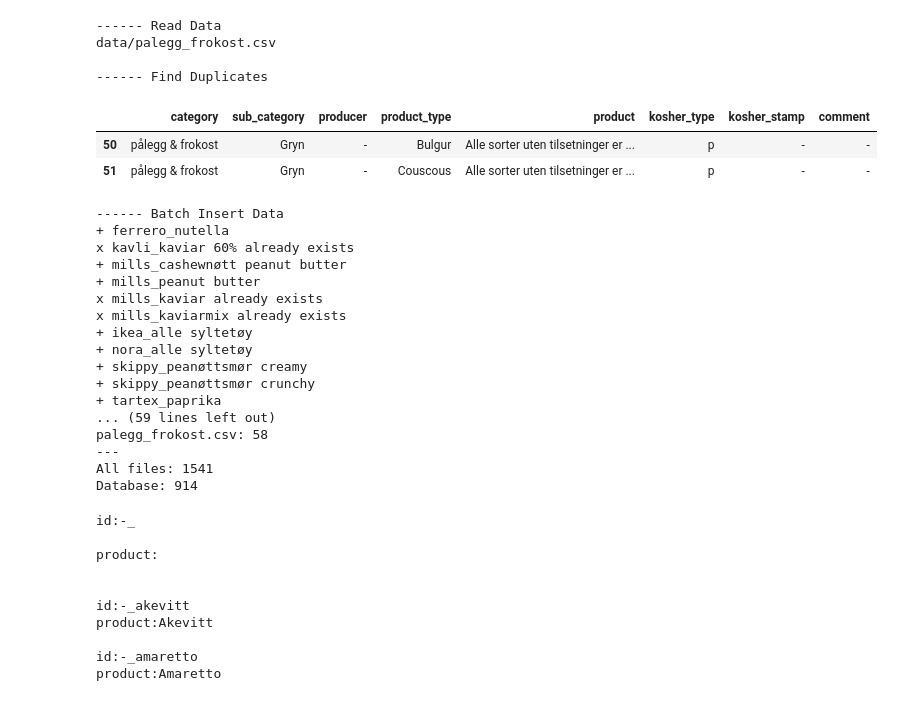
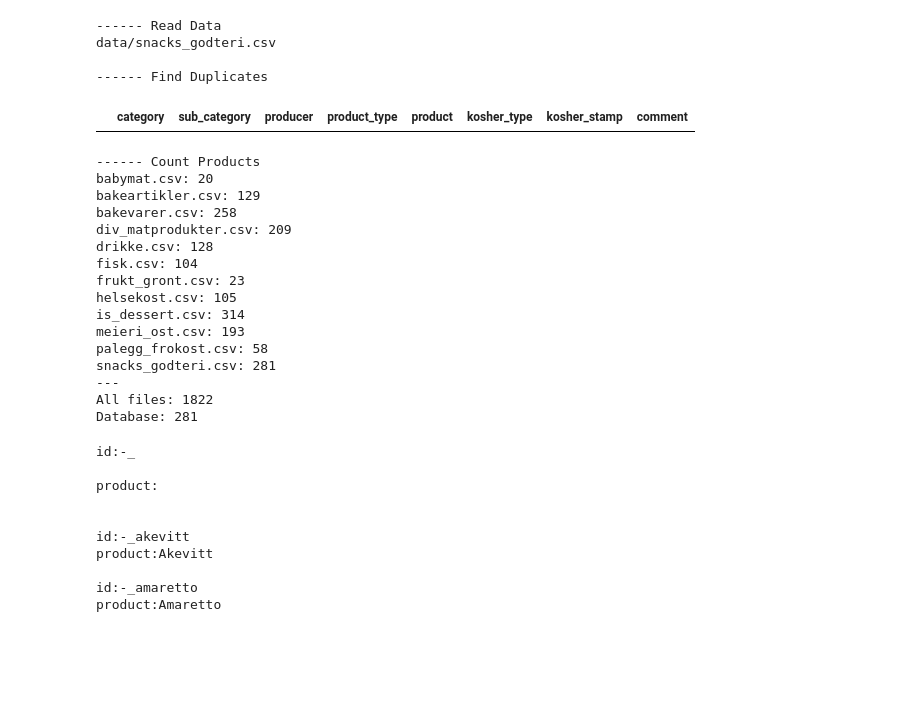
Before and after one commit to michelemendel/kapp, a Jupyter notebook: firebase_kapp_client.ipynb, the cells around one changed output. Drawn from its saved outputs; the diff is of its cells as text; code cells hidden in the pictures; blank space fills up the shorter version.

Commit message:
Finished copying all data from the kosher list PDF file.

```diff
--- a/firebase_kapp_client.ipynb
+++ b/firebase_kapp_client.ipynb
@@ -82,34 +82,31 @@ Database: 129
 # %%
 # Read and load a single file.
 df = read_data('data/' + csv['snacks_godteri'])
 find_duplicates(df)
-insert_data(df)
+# insert_data(df)
 count_products()
 # %% [output]
 ------ Read Data
-data/palegg_frokost.csv
+data/snacks_godteri.csv
 
 ------ Find Duplicates
 |  | category | sub_category | producer | product_type | product | kosher_type | kosher_stamp | comment |
-| 50 | pålegg & frokost | Gryn | - | Bulgur | Alle sorter uten tilsetninger er ... | p | - | - |
-| 51 | pålegg & frokost | Gryn | - | Couscous | Alle sorter uten tilsetninger er ... | p | - | - |
------- Batch Insert Data
-+ ferrero_nutella
-x kavli_kaviar 60% already exists
-+ mills_cashewnøtt peanut butter
-+ mills_peanut butter
-x mills_kaviar already exists
-x mills_kaviarmix already exists
-+ ikea_alle syltetøy
-+ nora_alle syltetøy
-+ skippy_peanøttsmør creamy
-+ skippy_peanøttsmør crunchy
-+ tartex_paprika
-... (59 lines left out)
+------ Count Products
+babymat.csv: 20
+bakeartikler.csv: 129
+bakevarer.csv: 258
+div_matprodukter.csv: 209
+drikke.csv: 128
+fisk.csv: 104
+frukt_gront.csv: 23
+helsekost.csv: 105
+is_dessert.csv: 314
+meieri_ost.csv: 193
 palegg_frokost.csv: 58
+snacks_godteri.csv: 281
 ---
-All files: 1541
-Database: 914
+All files: 1822
+Database: 281
 # %%
 def read_data(csv_file):
     """
```
Also changed, not shown: parts of 1 cell of this notebook, 3 other files.
